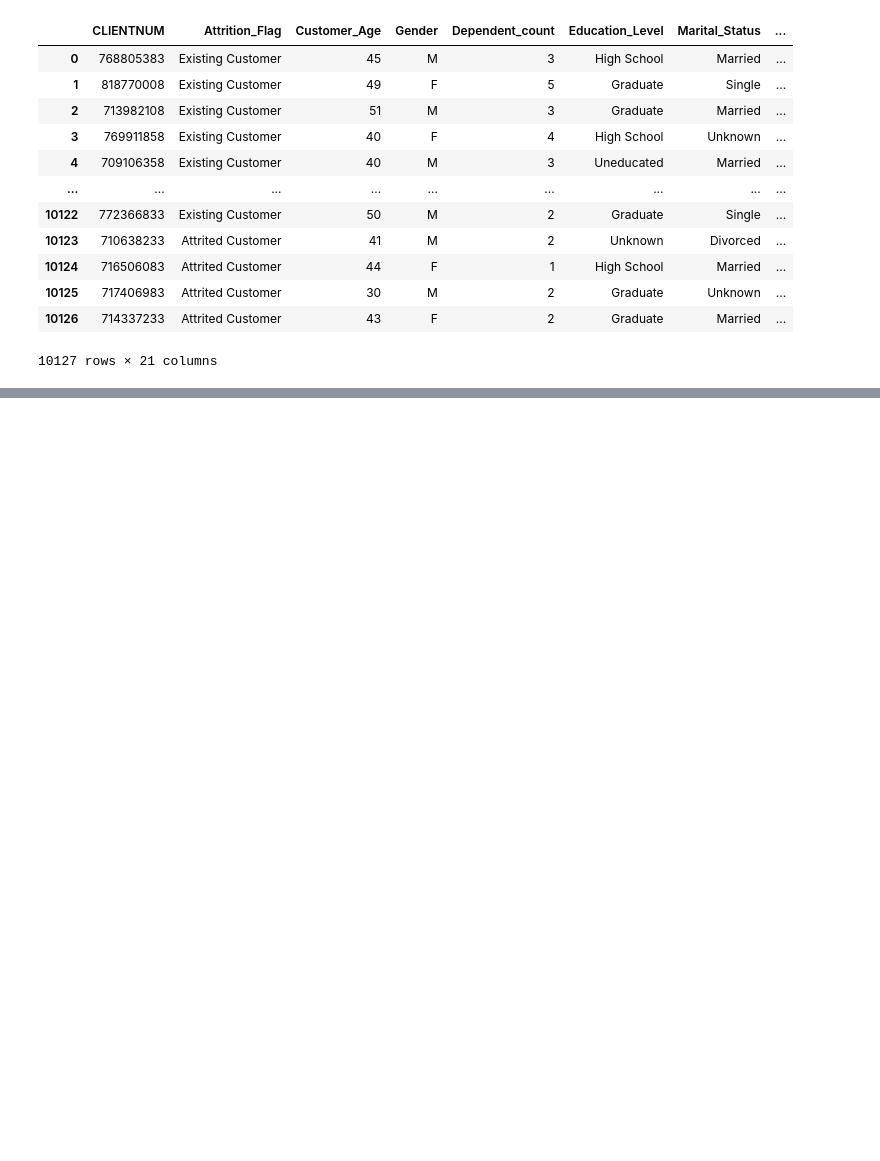
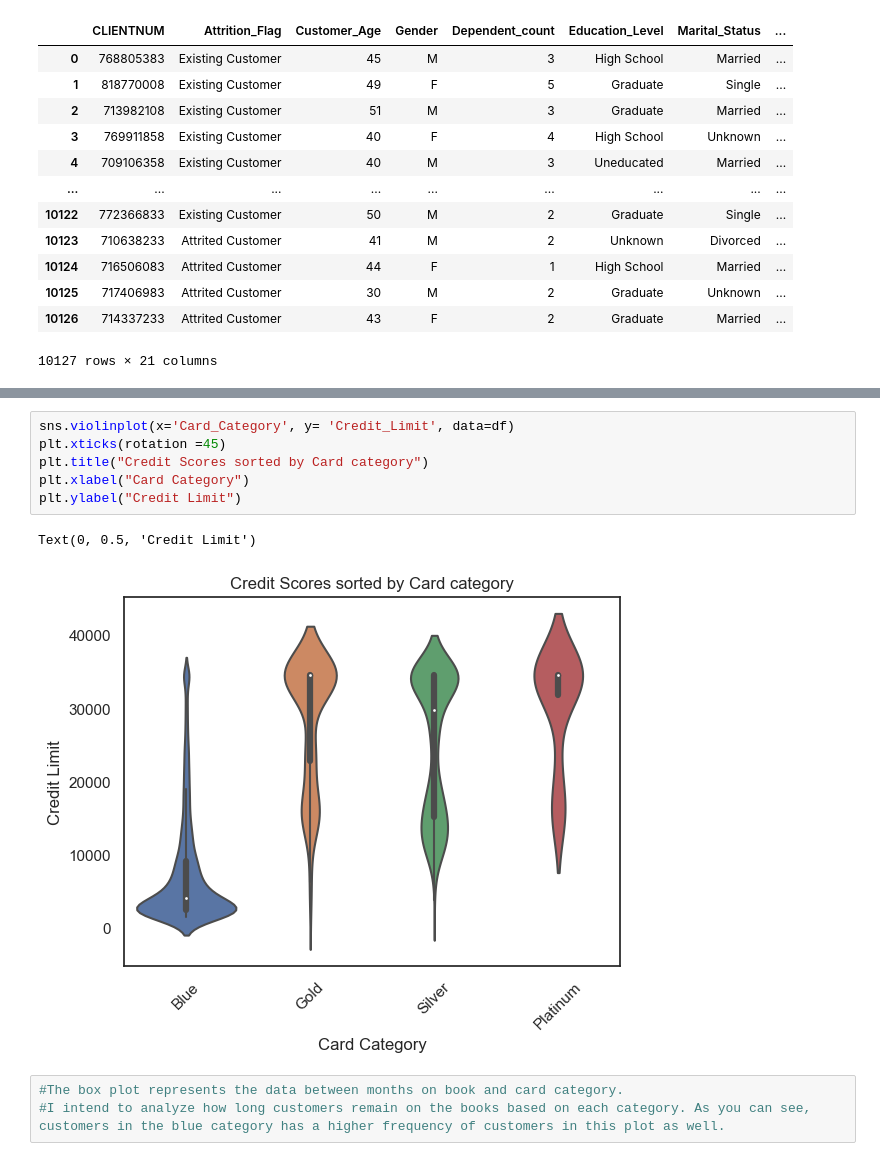
Before and after one commit to ubco-W2022T2-data301/project-group-group-20, a Jupyter notebook: analysis/analysis2.ipynb, the cells around one changed output, grey strips where cells are left out. Saved outputs shown, nothing was run; the diff lists cells and outputs as text; blank space fills up the shorter version.

```diff
--- a/analysis/analysis2.ipynb
+++ b/analysis/analysis2.ipynb
@@ -50,0 +112,12 @@ df0
+# %%
+sns.violinplot(x='Card_Category', y= 'Credit_Limit', data=df)
+plt.xticks(rotation =45)
+plt.title("Credit Scores sorted by Card category")
+plt.xlabel("Card Category")
+plt.ylabel("Credit Limit")
+# %% [output]
+Text(0, 0.5, 'Credit Limit')
+[figure, added]
+# %%
+#The box plot represents the data between months on book and card category.
+#I intend to analyze how long customers remain on the books based on each category. As you can see, customers in the blue category has a higher frequency of customers in this plot as well.
```
Also changed, not shown: parts of 7 cells of this notebook.
